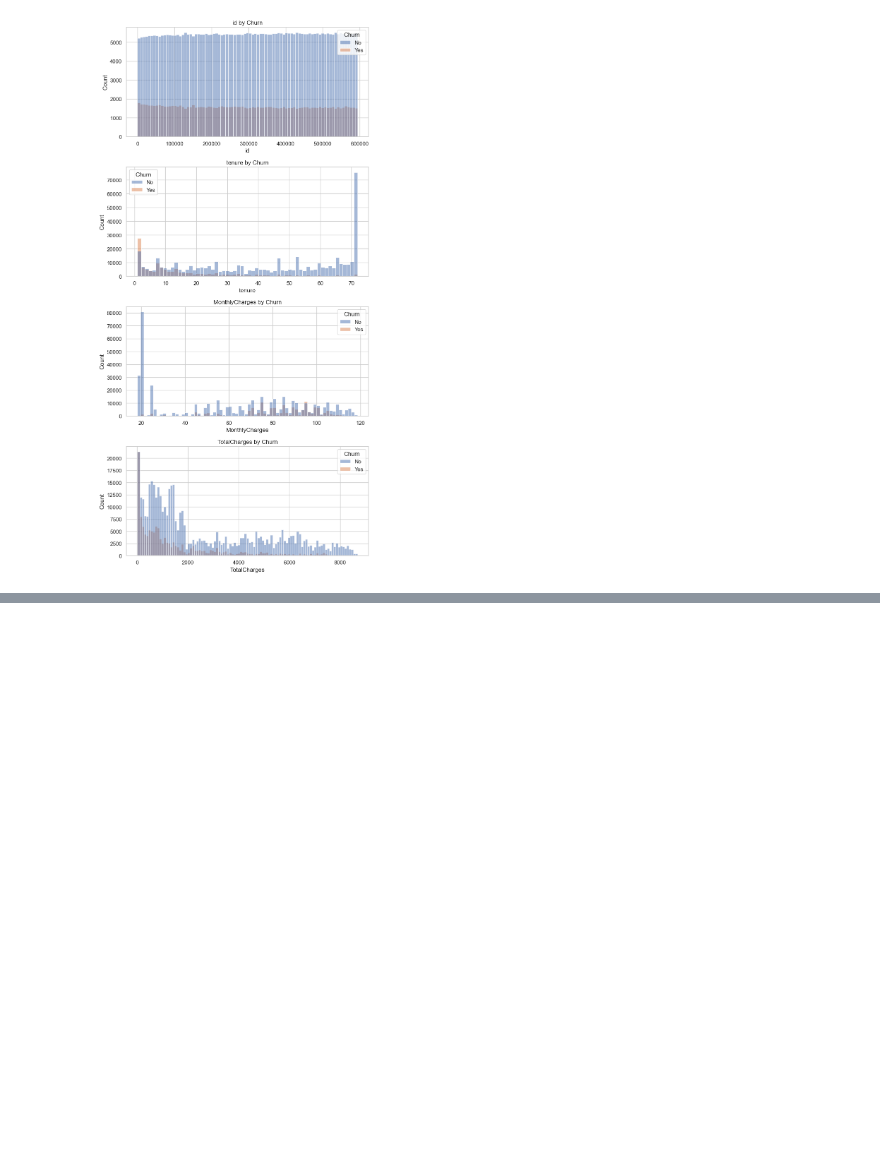
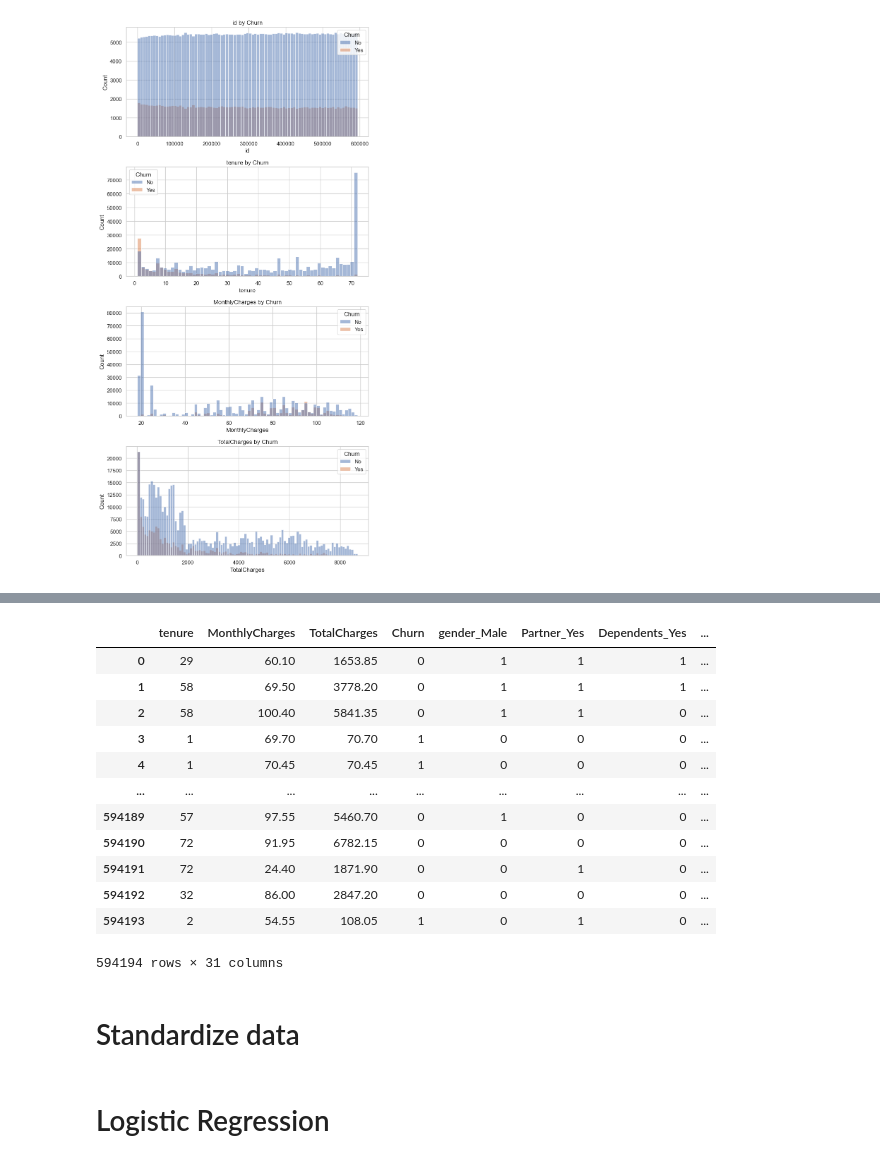
Before and after one commit to Somnathmalik/CustomerChurnKaggle, a Jupyter notebook: custchurn/customer_churn.ipynb, the cells around one changed output, grey strips where cells are left out. Drawn from its saved outputs; the diff is of its cells as text; code cells hidden in the pictures; blank space fills up the shorter version.

```diff
--- a/custchurn/customer_churn.ipynb
+++ b/custchurn/customer_churn.ipynb
@@ -148,0 +151,2 @@ plt.show()
+# %%
+categorical_columns.pop(-2)
@@ -148,0 +190,24 @@ plt.show()
+# %%
+encoded_train = pd.get_dummies(train, columns=categorical_columns, drop_first=True,dtype=int)
+encoded_test = pd.get_dummies(test, columns=categorical_columns, drop_first=True,dtype=int)
+# %%
+encoded_train['Churn']=encoded_train['Churn'].map({'Yes':1,'No':0})
+# %%
+encoded_train.drop('id', axis=1, inplace=True)
+encoded_train
+# %% [output]
+|  | tenure | MonthlyCharges | TotalCharges | Churn | gender_Male | Partner_Yes | Dependents_Yes | ... |
+| 0 | 29 | 60.10 | 1653.85 | 0 | 1 | 1 | 1 | ... |
+| 1 | 58 | 69.50 | 3778.20 | 0 | 1 | 1 | 1 | ... |
+| 2 | 58 | 100.40 | 5841.35 | 0 | 1 | 1 | 0 | ... |
+| 3 | 1 | 69.70 | 70.70 | 1 | 0 | 0 | 0 | ... |
+| 4 | 1 | 70.45 | 70.45 | 1 | 0 | 0 | 0 | ... |
+| ... | ... | ... | ... | ... | ... | ... | ... | ... |
+| 594189 | 57 | 97.55 | 5460.70 | 0 | 1 | 0 | 0 | ... |
+| 594190 | 72 | 91.95 | 6782.15 | 0 | 0 | 0 | 0 | ... |
+| 594191 | 72 | 24.40 | 1871.90 | 0 | 0 | 1 | 0 | ... |
+| 594192 | 32 | 86.00 | 2847.20 | 0 | 0 | 0 | 0 | ... |
+| 594193 | 2 | 54.55 | 108.05 | 1 | 0 | 1 | 0 | ... |
+594194 rows × 31 columns
+# %% [markdown]
+# Standardize data
@@ -148,0 +225,2 @@ plt.show()
+# %% [markdown]
+# Logistic Regression
```
Also changed, not shown: parts of 23 cells of this notebook, 4 other files.
